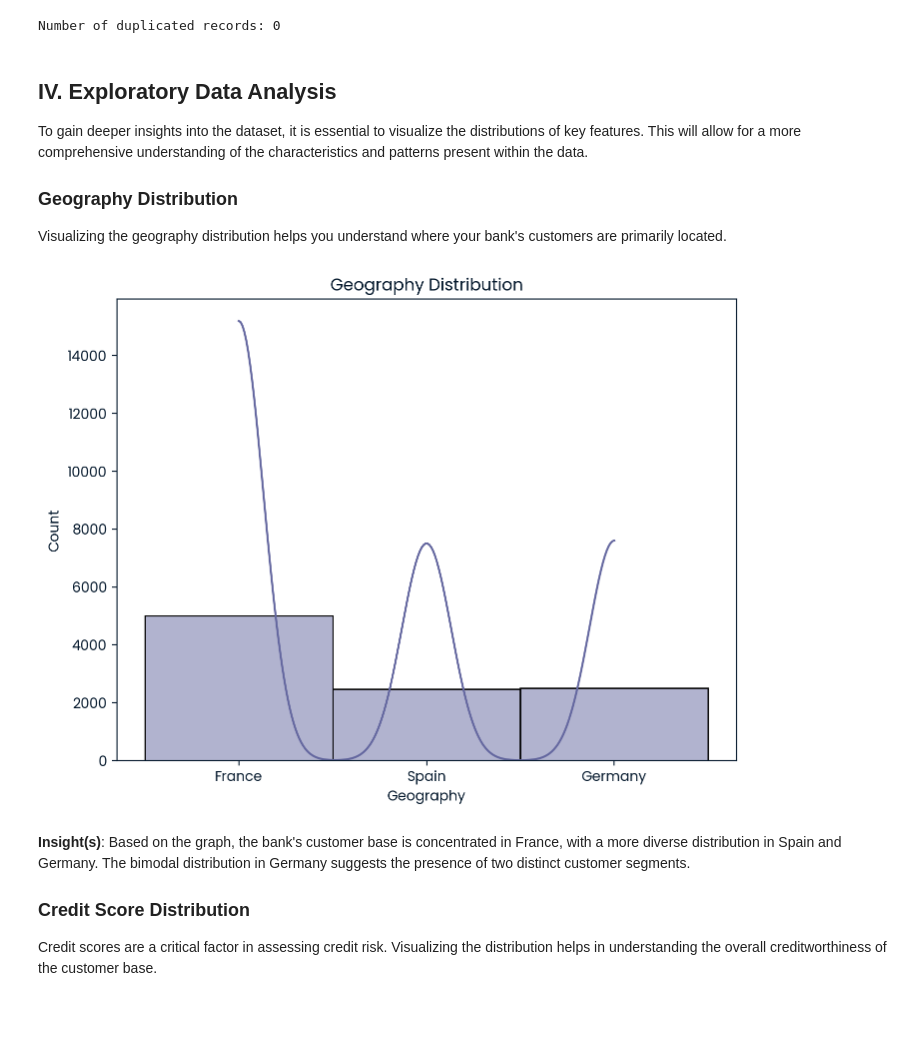
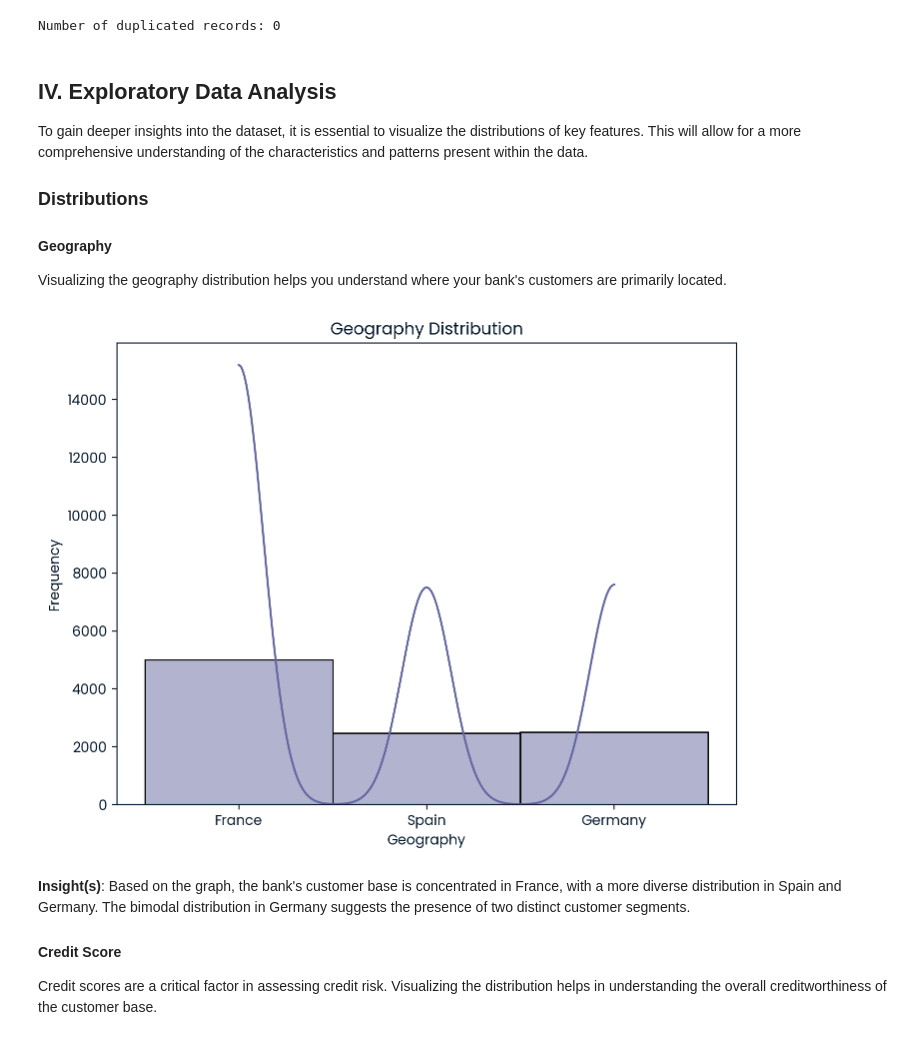
Before and after one commit to cogxen/notebooks, a Jupyter notebook: customer-churn-prediction-using-neural-network/report.ipynb, the cells around one changed output. Drawn from its saved outputs; the diff is of its cells as text; code cells hidden in the pictures; blank space fills up the shorter version.

```diff
--- a/customer-churn-prediction-using-neural-network/report.ipynb
+++ b/customer-churn-prediction-using-neural-network/report.ipynb
@@ -20,3 +37,11 @@ import matplotlib.pyplot as plt
+# %%
+def visualize_distribution(data, column_name, figure_size=(8, 6), bin_count=30, discrete=False):
+    plt.figure(figsize=figure_size)
+    sns.histplot(data=data, x=column_name, bins=bin_count, kde=True, discrete=discrete)
+    plt.title(f'{column_name.capitalize()} Distribution')
+    plt.xlabel(column_name.capitalize())
+    plt.ylabel('Frequency')
+    plt.show()
 # %% [markdown]
 ## III. Data Loading & Initial Inspection
 
@@ -66,22 +91,19 @@ Number of duplicated records: 0
 
 To gain deeper insights into the dataset, it is essential to visualize the distributions of key features. This will allow for a more comprehensive understanding of the characteristics and patterns present within the data.
 
-### Geography Distribution
+### Distributions
+
+#### Geography
 
 Visualizing the geography distribution helps you understand where your bank's customers are primarily located.
 # %%
-plt.figure(figsize=(8, 6))
-sns.histplot(data=customers, x='Geography', bins=15, kde=True, discrete=True)
-plt.title('Geography Distribution')
-plt.xlabel('Geography')
-plt.ylabel('Count')
-plt.show()
+visualize_distribution(customers, 'Geography', bin_count=15, discrete=True)
 # %% [output]
-[figure, old version]
+[figure, new version]
 # %% [markdown]
 **Insight(s)**: Based on the graph, the bank's customer base is concentrated in France, with a more diverse distribution in Spain and Germany. The bimodal distribution in Germany suggests the presence of two distinct customer segments.
 
-### Credit Score Distribution
+#### Credit Score
 
 Credit scores are a critical factor in assessing credit risk. Visualizing the distribution helps in understanding the overall creditworthiness of the customer base.
 # %%
```
Also changed, not shown: parts of 6 cells of this notebook.
